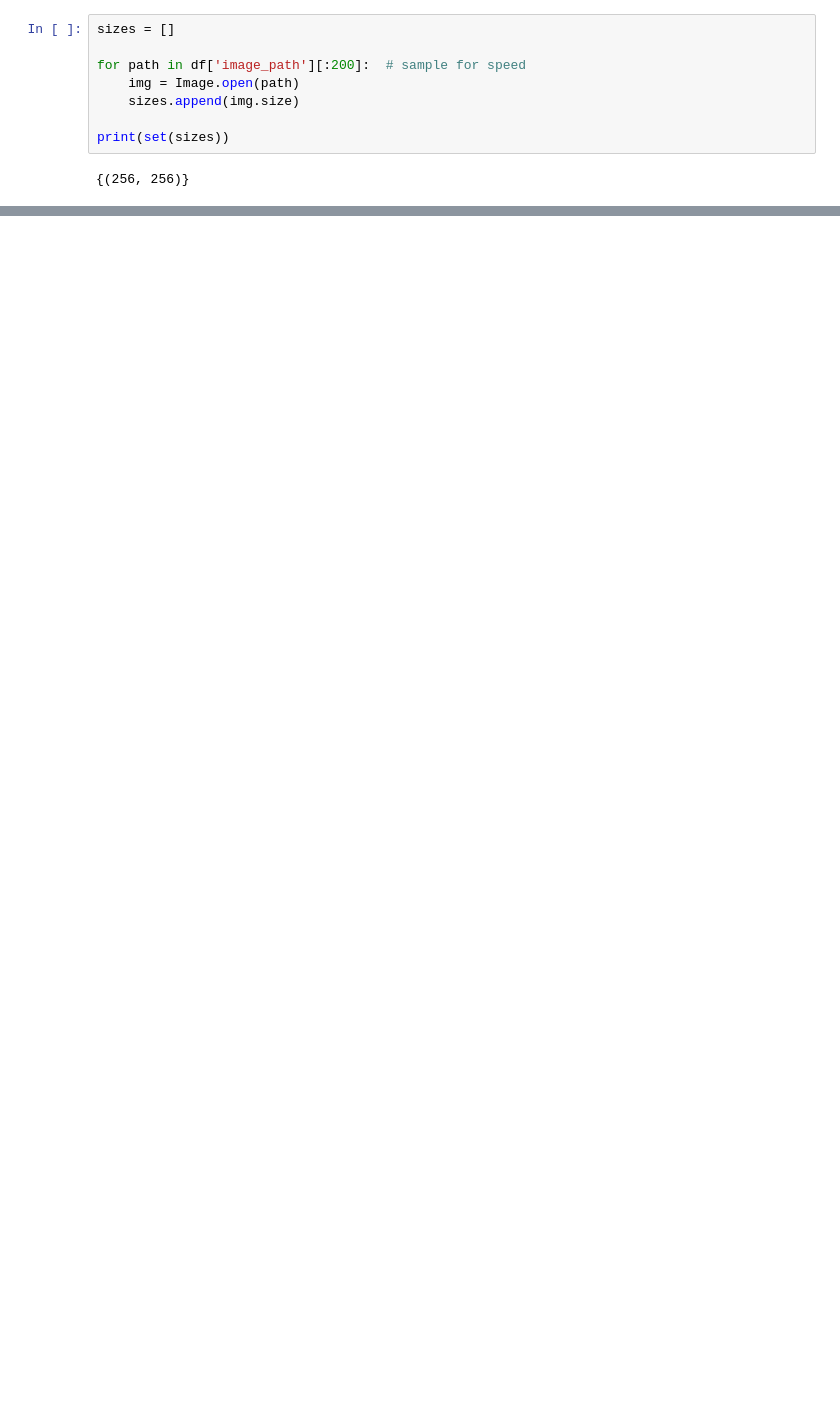
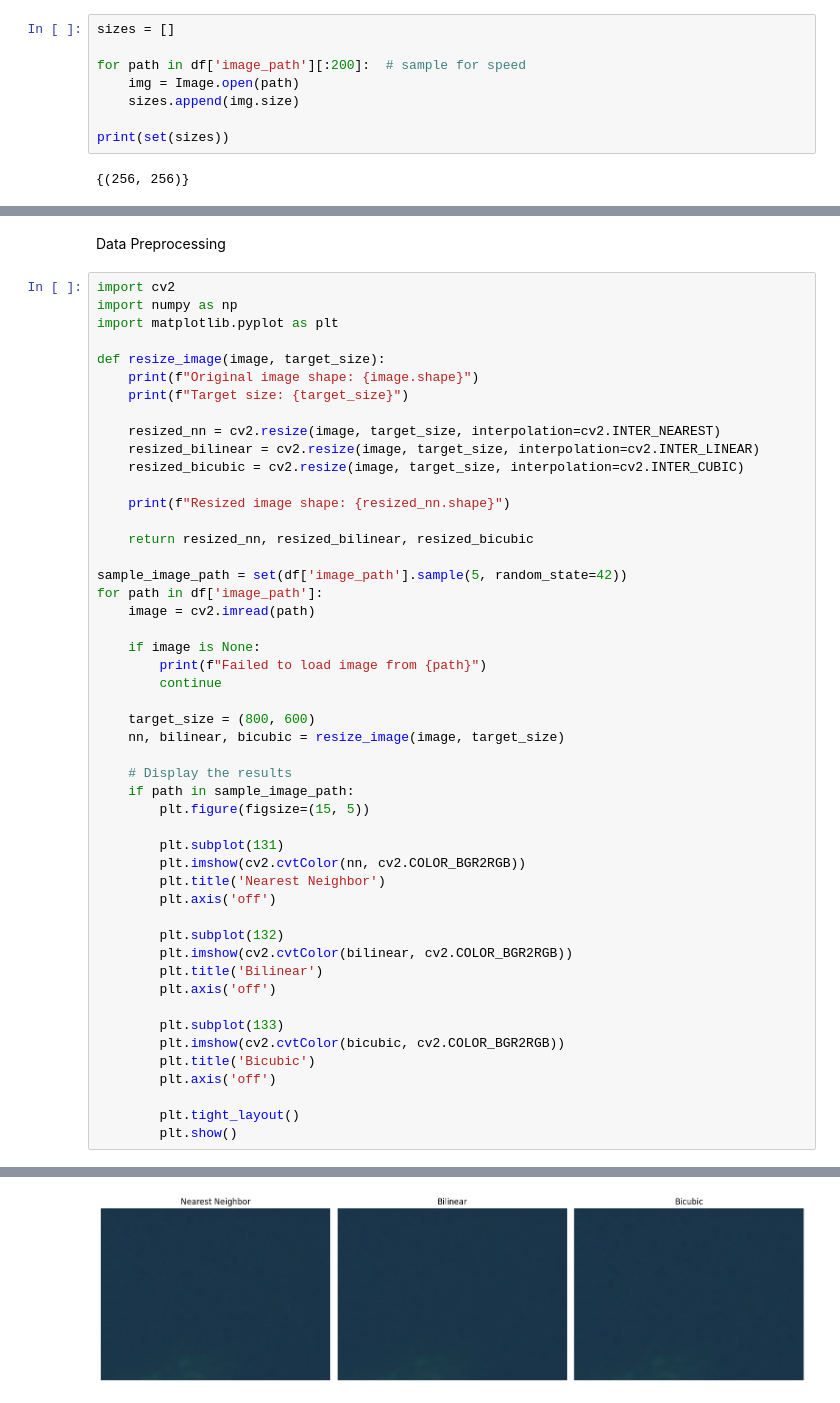
Before and after one commit to ariansbahram/satellite-image-classification-ml, a Jupyter notebook: main.ipynb, the cells around one changed output, grey strips where cells are left out. Cells and saved outputs as stored; diff of their text form; blank space fills up the shorter version.

Commit message:
data preprocessing

```diff
--- a/main.ipynb
+++ b/main.ipynb
@@ -99,0 +101,52 @@ Max pixel: 78
+# %% [markdown]
+Data Preprocessing
+# %%
+import cv2
+import numpy as np
+import matplotlib.pyplot as plt
+
+def resize_image(image, target_size):
+    print(f"Original image shape: {image.shape}")
+    print(f"Target size: {target_size}")
+
+    resized_nn = cv2.resize(image, target_size, interpolation=cv2.INTER_NEAREST)
+    resized_bilinear = cv2.resize(image, target_size, interpolation=cv2.INTER_LINEAR)
+    resized_bicubic = cv2.resize(image, target_size, interpolation=cv2.INTER_CUBIC)
+
+    print(f"Resized image shape: {resized_nn.shape}")
+
+    return resized_nn, resized_bilinear, resized_bicubic
+
+sample_image_path = set(df['image_path'].sample(5, random_state=42))
+for path in df['image_path']:
+    image = cv2.imread(path)
+
+    if image is None:
+        print(f"Failed to load image from {path}")
+        continue
+
+    target_size = (800, 600)
+    nn, bilinear, bicubic = resize_image(image, target_size)
+
+    # Display the results
+    if path in sample_image_path:
+        plt.figure(figsize=(15, 5))
+
+        plt.subplot(131)
+        plt.imshow(cv2.cvtColor(nn, cv2.COLOR_BGR2RGB))
+        plt.title('Nearest Neighbor')
+        plt.axis('off')
+
+        plt.subplot(132)
+        plt.imshow(cv2.cvtColor(bilinear, cv2.COLOR_BGR2RGB))
+        plt.title('Bilinear')
+        plt.axis('off')
+
+        plt.subplot(133)
+        plt.imshow(cv2.cvtColor(bicubic, cv2.COLOR_BGR2RGB))
+        plt.title('Bicubic')
+        plt.axis('off')
+
+        plt.tight_layout()
+        plt.show()
+# %% [output]
@@ -99,0 +170 @@ Max pixel: 78
+[figure, added]
```
Also changed, not shown: parts of 5 cells of this notebook.
